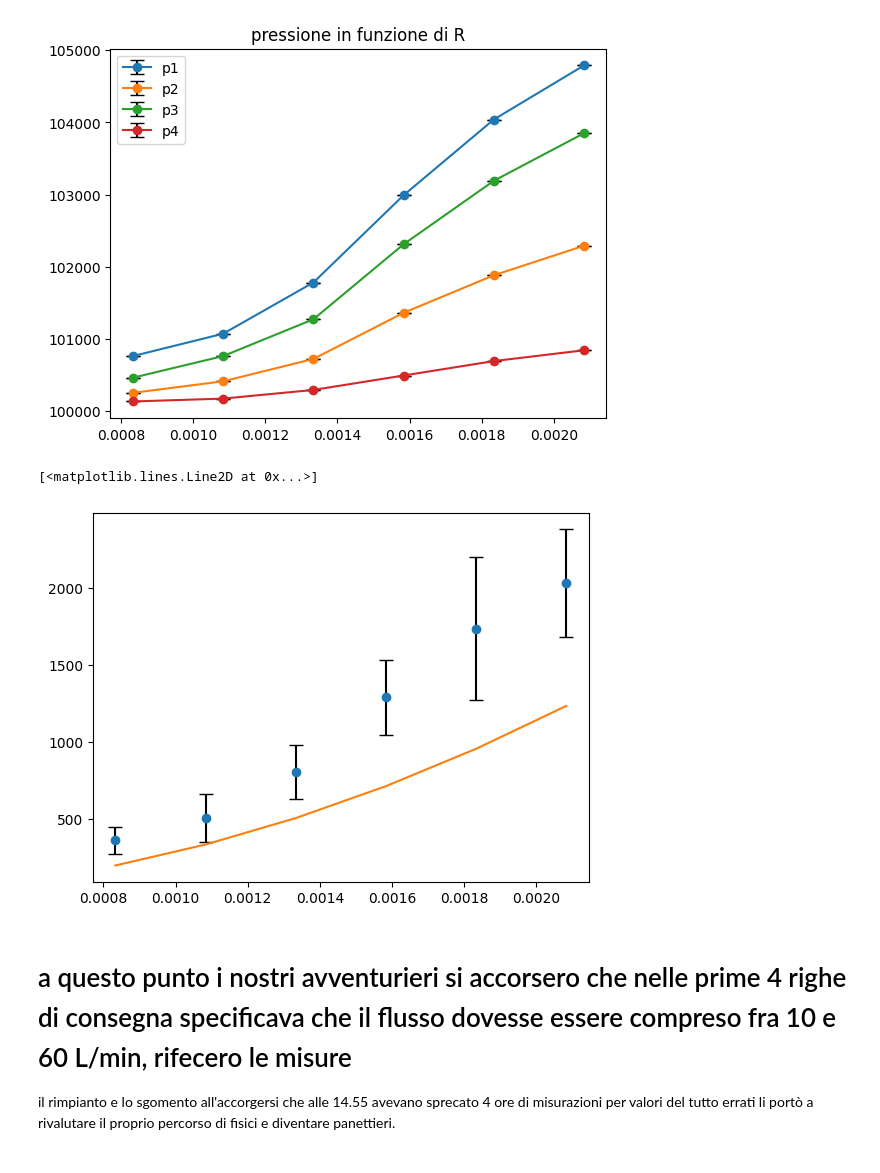
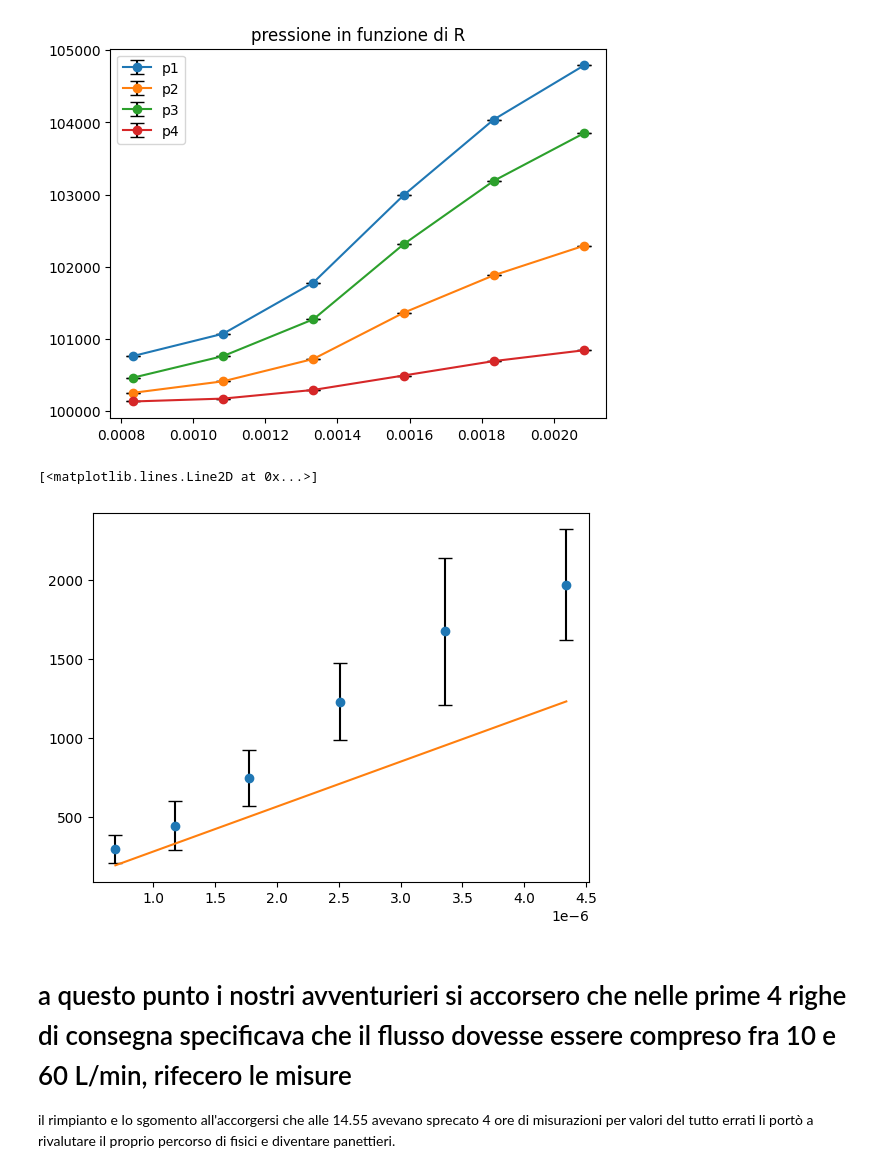
Before and after one commit to CarminatiGiovanni/LaboratorioFisica1, a Jupyter notebook: VENTURI/aria.ipynb, the cells around one changed output. Cells and saved outputs as stored; diff of their text form; code cells hidden in the pictures.

```diff
--- a/VENTURI/aria.ipynb
+++ b/VENTURI/aria.ipynb
@@ -30,36 +30,37 @@ A_s = 0.452 / 10000 # area stretta
 
 
 # offset per la pressione:
 o1 = 0.249 * 1000
 o2 = 0.166 * 1000
 o3 = 0.198 * 1000
 o4 = 0.300 * 1000
 
 p_l = p1 - o1
 p_S = p2 - o2 + (p1 - o1 - p3 + o3)/2
 P_osservato = p_l - p_S
 
 v_l = R / A_l
 v_s = R / A_s
 d_aria = 1.225 # kg/m^3
 P_attesi = 0.5 * d_aria * ((1/A_s)**2 - (1/A_l)**2) * R**2
 
 # propagazione errori:
 std_p1 = np.array([0.06,0.13,0.15,0.21,0.39,0.28]) * 1000
 std_p2 = np.array([0.05,0.05,0.05,0.06,0.14,0.14]) * 1000
 std_p3 = np.array([0.02,0.06,0.10,0.13,0.29,0.24]) * 1000
 
 sigma_pl = std_p1
 sigma_ps = np.sqrt(std_p2**2 + (np.sqrt(std_p1**2 + std_p2**2)/2)**2)
 sigma_P_osservato = np.sqrt(sigma_pl**2 + sigma_ps**2)
 
 
 # TODO: cambiare yerr
-plt.errorbar(R,P_osservato,fmt='o',yerr=sigma_P_osservato,capsize=5, ecolor='black',label='$\Delta p$')
-plt.plot(R,P_attesi)
+
+plt.errorbar(R**2,P_osservato,fmt='o',yerr=sigma_P_osservato,capsize=5, ecolor='black',label='$\Delta p$')
+plt.plot(R**2,P_attesi)
 # %% [output]
 [<matplotlib.lines.Line2D at 0x...>]
-[figure, old version]
+[figure, new version]
 # %% [markdown]
 # a questo punto i nostri avventurieri si accorsero che nelle prime 4 righe di consegna specificava che il flusso dovesse essere compreso fra 10 e 60 L/min, rifecero le misure
 
```
Also changed, not shown: parts of 1 cell of this notebook, 4 other files.
